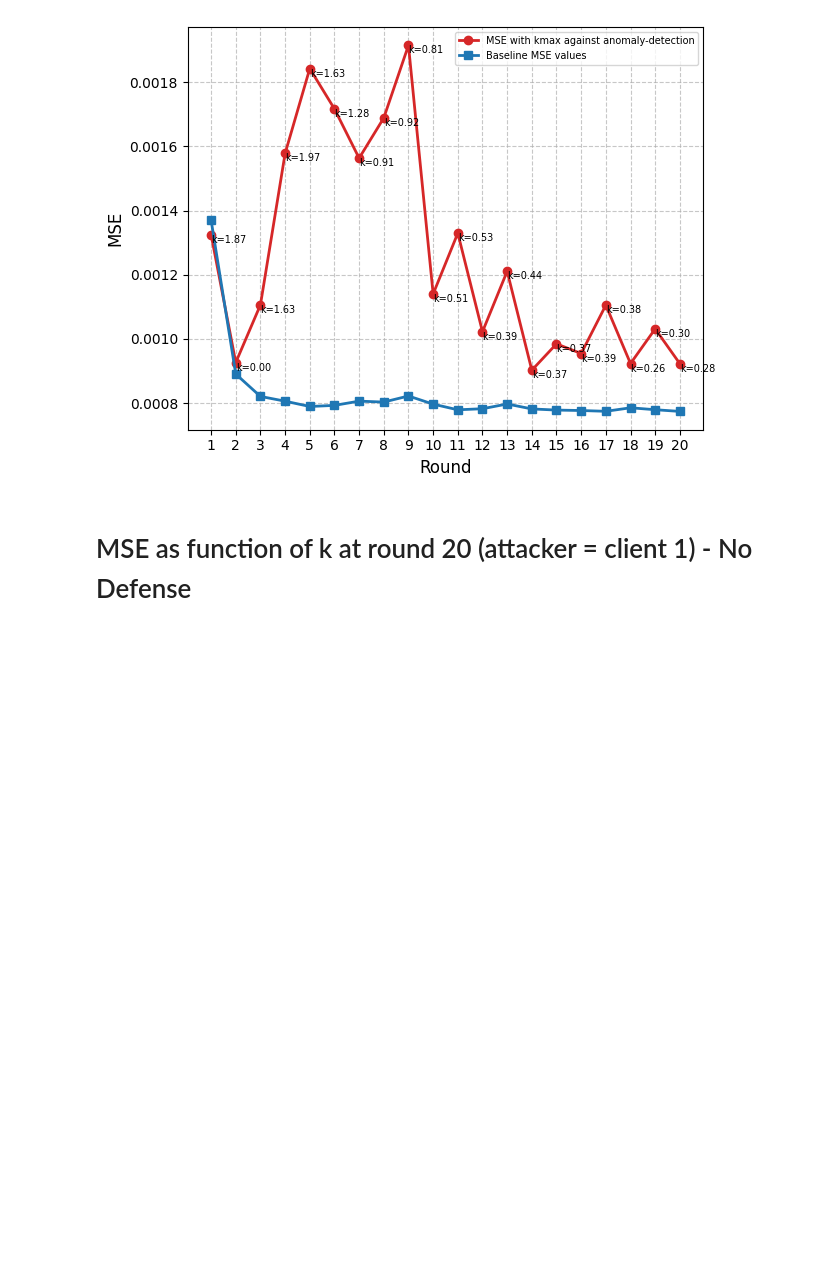
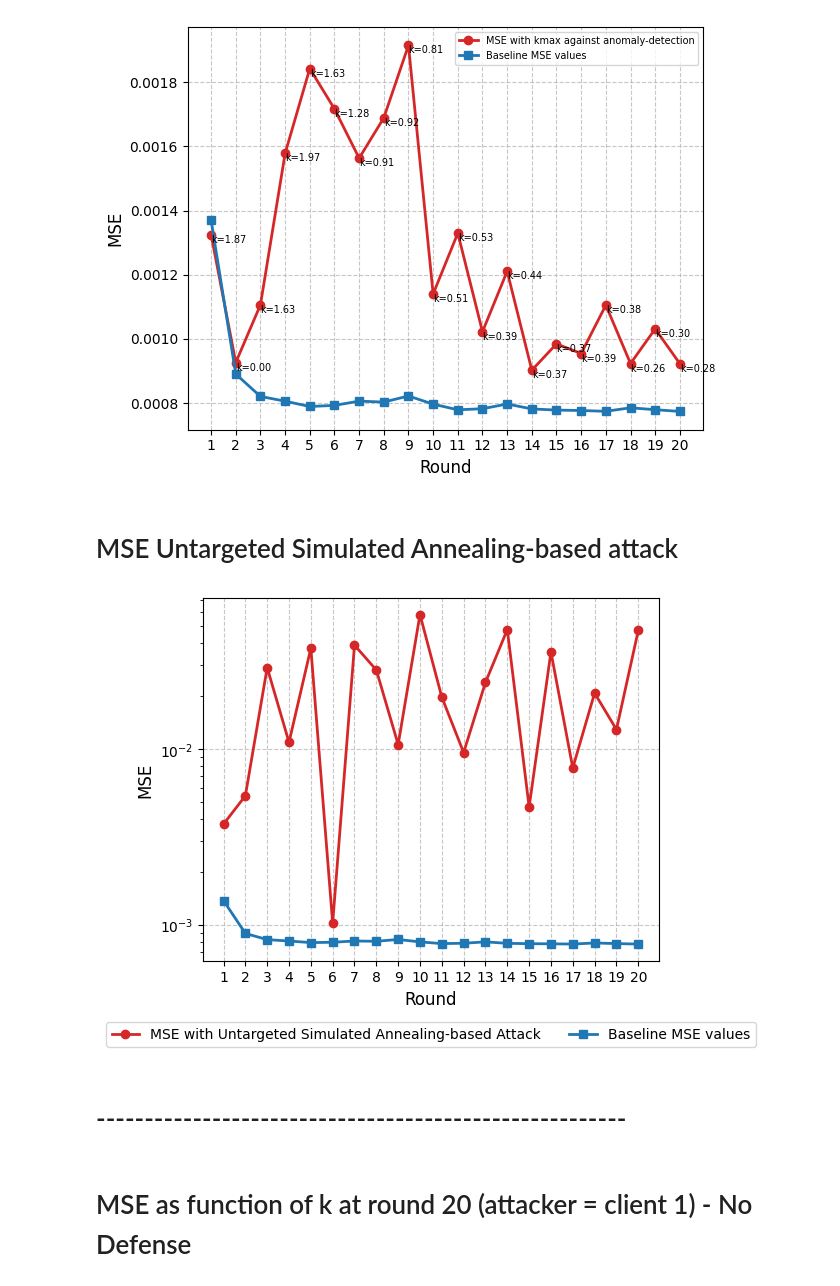
Before and after one commit to LombardiGiacomo/master-thesis-fl-poisoning-simulated-annealing, a Jupyter notebook: graphs.ipynb, the cells around one changed output. Cells and saved outputs as stored; diff of their text form; code cells hidden in the pictures; blank space fills up the shorter version.

```diff
--- a/graphs.ipynb
+++ b/graphs.ipynb
@@ -698,6 +698,57 @@ plt.savefig("./GraphsImages/MSE_comparison_Baseline&DistanceBasedWithKmax", dpi=
 plt.show()
 # %% [output]
 [figure]
+# %% [markdown]
+# MSE Untargeted Simulated Annealing-based attack
+# %%
+import matplotlib.pyplot as plt
+import numpy as np
+import pandas as pd
+
+rounds = np.arange(1,21)
+
+mse_values_noAttack = [0.001370105058631681, 0.000890812990860611, 0.000821137497785103, 0.0008063640346719134, 0.0007898362585679854, 0.0007932692792776566,
+              0.0008064795841273278, 0.000803614018765738, 0.0008225315287064925, 0.0007971710859529372, 0.0007794800321526683,
+              0.0007828803893108047, 0.0007975449848923036, 0.0007822476201485726, 0.0007786516663345652, 0.0007772868253790727,
+              0.0007748275132870497, 0.0007857980692038699, 0.0007797923370196928, 0.0007744915551444115]
+
+mse_untargeted_SA = [0.0037321, 0.0054084, 0.028995, 0.010903, 0.037410, 0.0010187, 0.038934, 0.028111, 0.010582, 0.058147, 0.019704,
+                     0.0095276, 0.023896, 0.047735, 0.0046716, 0.035646, 0.0077869, 0.020779, 0.012886, 0.047181]
+
+# 2. Disegna la prima linea
+plt.plot(rounds, mse_untargeted_SA, marker='o', color='#d62728',
+         linewidth=2, label='MSE with Untargeted Simulated Annealing-based Attack')
+
+# 3. Disegna la seconda linea (Distance-based)
+plt.plot(rounds, mse_values_noAttack, marker='s', color='#1f77b4',
+         linewidth=2, label='Baseline MSE values')
+
+# 4. Etichette e Titolo
+plt.xlabel("Round", fontsize=12)
+plt.ylabel("MSE", fontsize=12)
+plt.title("", fontsize=14)
+
+# 5. Formattazione
+plt.xticks(range(1, 21))
+plt.grid(True, linestyle='--', alpha=0.7) # griglia tratteggiata
+
+# 6. Mostra la legenda
+plt.legend(
+    loc='upper center',
+    bbox_to_anchor=(0.5, -0.15),
+    ncol=2
+)
+
+plt.yscale('log')
+
+# 7. Salva e mostra a schermo
+plt.tight_layout()
+plt.savefig("./GraphsImages/MSE_comparison_Baseline&UntargetedSAbasedAttack", dpi=300)
+plt.show()
+# %% [output]
+[figure, added]
+# %% [markdown]
+# -------------------------------------------------------
 # %% [markdown]
 # MSE as function of k at round 20 (attacker = client 1) - No Defense
 # %%
```
Also changed, not shown: 2 other files.
